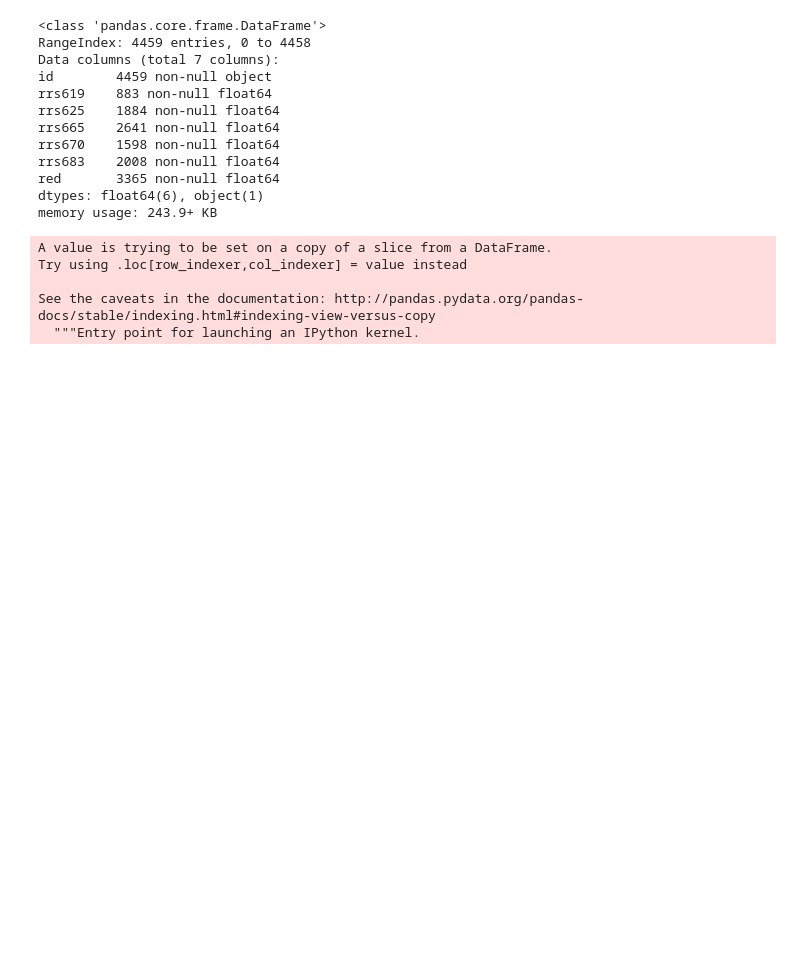
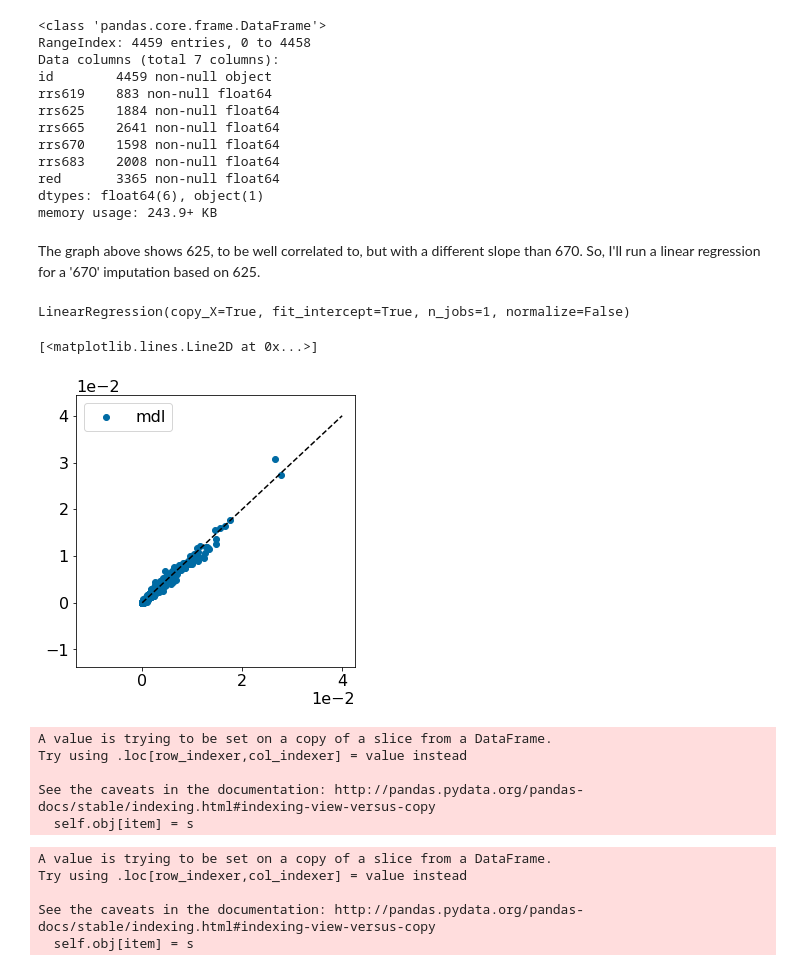
Before and after one commit to madHatter106/Bayesian-Chlorophyll, a Jupyter notebook: DataPrep-2-Developing_imputation_models_for_missing_data.ipynb, the cells around one changed output. Drawn from its saved outputs; the diff is of its cells as text; code cells hidden in the pictures; blank space fills up the shorter version.

Commit message:
finished static imputation

```diff
--- a/DataPrep-2-Developing_imputation_models_for_missing_data.ipynb
+++ b/DataPrep-2-Developing_imputation_models_for_missing_data.ipynb
@@ -147,11 +171,5 @@ rrs683    2008 non-null float64
 red       3365 non-null float64
 dtypes: float64(6), object(1)
 memory usage: 243.9+ KB
-# %%
-d_reds['red'] = d_reds.apply(pairwise_fill, axis=1, args=('red', 'rrs625'))
-# %% [output]
-A value is trying to be set on a copy of a slice from a DataFrame.
-Try using .loc[row_indexer,col_indexer] = value instead
-
-See the caveats in the documentation: http://pandas.pydata.org/pandas-docs/stable/indexing.html#indexing-view-versus-copy
-  """Entry point for launching an IPython kernel.
+# %% [markdown]
+The graph above shows 625, to be well correlated to, but with a different slope than 670. So, I'll run a linear regression for a '670' imputation based on 625.
@@ -157,0 +178,17 @@ See the caveats in the documentation: http://pandas.pydata.org/pandas-docs/stabl
+# %%
+lr = LR()
+xy = d_reds[['rrs625', 'rrs670']].dropna().as_matrix()
+# %%
+lr.fit(xy[:,0].reshape(-1, 1), xy[:, 1])
+# %% [output]
+LinearRegression(copy_X=True, fit_intercept=True, n_jobs=1, normalize=False)
+# %%
+y_pred = lr.predict(xy[:, 0].reshape(-1, 1))
+# %%
+pl.figure(figsize=(5,5))
+pl.scatter(xy[:,1], y_pred, label='mdl')
+pl.legend()
+pl.plot([0, 4e-2], [0, 4e-2], 'k--')
+# %% [output]
+[<matplotlib.lines.Line2D at 0x...>]
+[figure, added]
@@ -158,3 +197,19 @@ See the caveats in the documentation: http://pandas.pydata.org/pandas-docs/stabl
+# %%
+d_reds.loc[:,'rrs670_fr_625'] = np.NaN
+# %% [output]
+A value is trying to be set on a copy of a slice from a DataFrame.
+Try using .loc[row_indexer,col_indexer] = value instead
+
+See the caveats in the documentation: http://pandas.pydata.org/pandas-docs/stable/indexing.html#indexing-view-versus-copy
+  self.obj[item] = s
+# %%
+d_reds.loc[~d_reds.rrs625.isnull(),'rrs670_fr_625'] = rrs670_fr_625
+# %% [output]
+A value is trying to be set on a copy of a slice from a DataFrame.
+Try using .loc[row_indexer,col_indexer] = value instead
+
+See the caveats in the documentation: http://pandas.pydata.org/pandas-docs/stable/indexing.html#indexing-view-versus-copy
+  self.obj[item] = s
 # %%
 d_reds.info()
 # %% [output]
```
Also changed, not shown: parts of 44 cells of this notebook.
